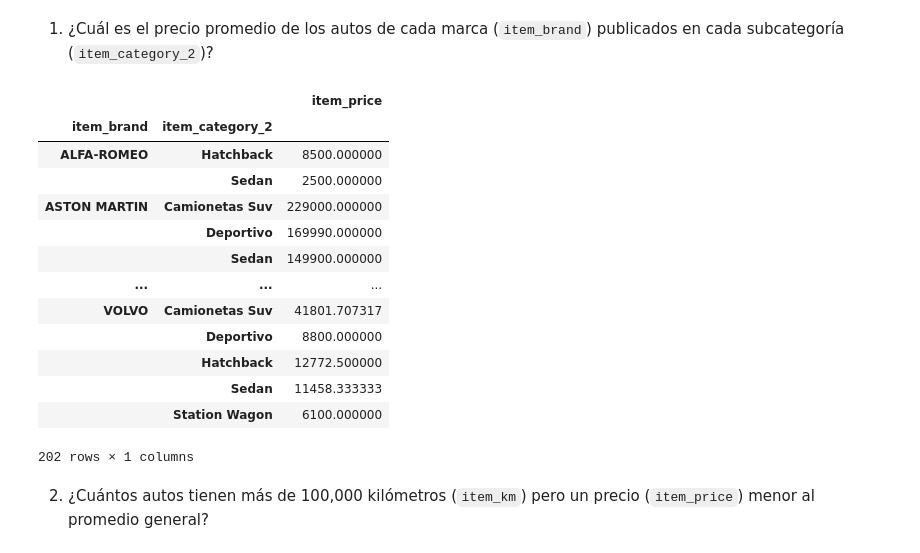
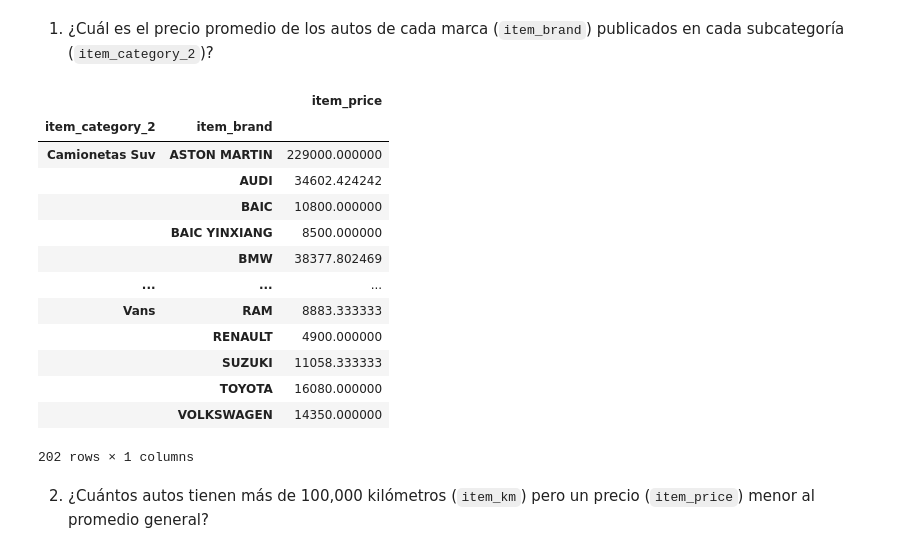
Before and after one commit to MandarineLab/tarea-4-3-torres-chipana-mamani, a Jupyter notebook: tarea_4_plantilla.ipynb, the cells around one changed output. Drawn from its saved outputs; the diff is of its cells as text; code cells hidden in the pictures.

```diff
--- a/tarea_4_plantilla.ipynb
+++ b/tarea_4_plantilla.ipynb
@@ -13,27 +13,27 @@ Importa el conjunto de datos `neoauto_20240924.csv`
 # %%
 # Solución
 
 import pandas as pd
 df1 = pd.read_csv('neoauto_20240924.csv')
 # Agrupamos las columnas 'item_brand' y 'item_category_2' en la nueva data average_price
 # Calculamos la medfia de item_price con .mean()
-average_price = df1.groupby( ['item_brand' , 'item_category_2' ])[['item_price']].mean()
+average_price = df1.groupby( ['item_category_2', 'item_brand'])[['item_price']].mean()
 average_price
 # El precio promedio por marca y subcategoría se muestra en item_price
 # %% [output]
 |  |  | item_price |
-| item_brand | item_category_2 |  |
-| ALFA-ROMEO | Hatchback | 8500.000000 |
-|  | Sedan | 2500.000000 |
-| ASTON MARTIN | Camionetas Suv | 229000.000000 |
-|  | Deportivo | 169990.000000 |
-|  | Sedan | 149900.000000 |
+| item_category_2 | item_brand |  |
+| Camionetas Suv | ASTON MARTIN | 229000.000000 |
+|  | AUDI | 34602.424242 |
+|  | BAIC | 10800.000000 |
+|  | BAIC YINXIANG | 8500.000000 |
+|  | BMW | 38377.802469 |
 | ... | ... | ... |
-| VOLVO | Camionetas Suv | 41801.707317 |
-|  | Deportivo | 8800.000000 |
-|  | Hatchback | 12772.500000 |
-|  | Sedan | 11458.333333 |
-|  | Station Wagon | 6100.000000 |
+| Vans | RAM | 8883.333333 |
+|  | RENAULT | 4900.000000 |
+|  | SUZUKI | 11058.333333 |
+|  | TOYOTA | 16080.000000 |
+|  | VOLKSWAGEN | 14350.000000 |
 202 rows × 1 columns
 # %% [markdown]
 2. ¿Cuántos autos tienen más de 100,000 kilómetros (`item_km`) pero un precio (`item_price`) menor al promedio general?
```
Also changed, not shown: parts of 6 cells of this notebook.
